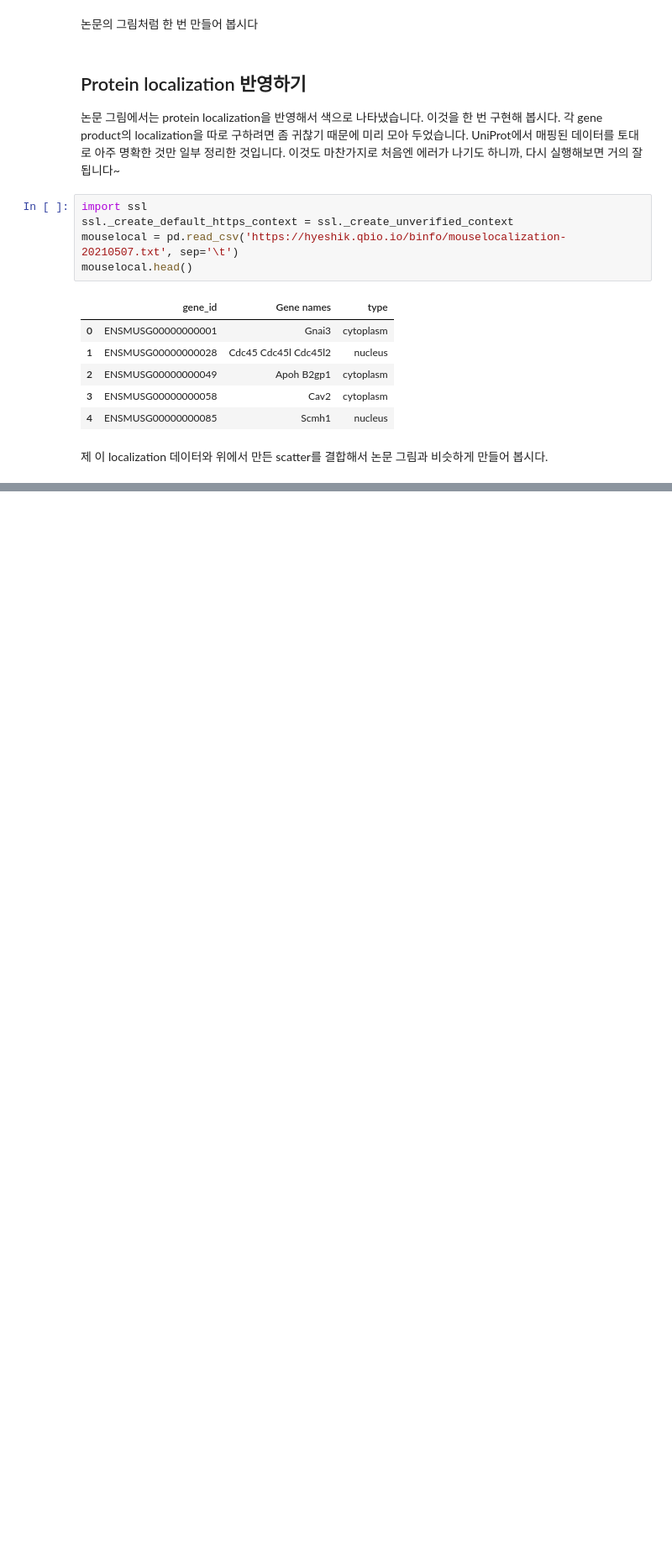
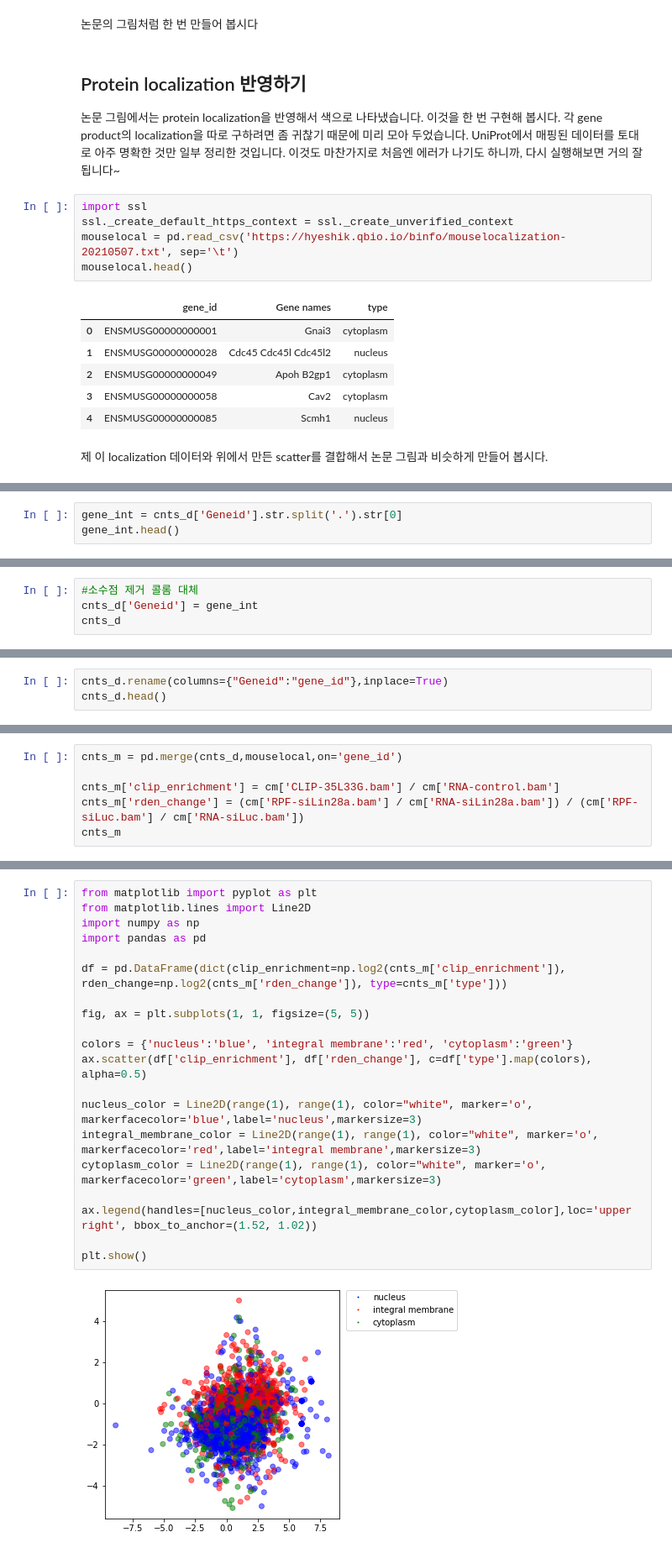
Before and after one commit to ljunwon1114/2022bioinfohw, a Jupyter notebook: week1.ipynb, the cells around one changed output, grey strips where cells are left out. Shown at 84% size. Saved outputs shown, nothing was run; the diff lists cells and outputs as text; blank space fills up the shorter version.

```diff
--- a/week1.ipynb
+++ b/week1.ipynb
@@ -205,0 +225,3 @@ mouselocal.head()
+# %%
+gene_int = cnts_d['Geneid'].str.split('.').str[0]
+gene_int.head()
@@ -205,0 +235,4 @@ mouselocal.head()
+# %%
+#소수점 제거 콜롬 대체
+cnts_d['Geneid'] = gene_int
+cnts_d
@@ -205,0 +289,3 @@ mouselocal.head()
+# %%
+cnts_d.rename(columns={"Geneid":"gene_id"},inplace=True)
+cnts_d.head()
@@ -205,0 +299,6 @@ mouselocal.head()
+# %%
+cnts_m = pd.merge(cnts_d,mouselocal,on='gene_id')
+
+cnts_m['clip_enrichment'] = cm['CLIP-35L33G.bam'] / cm['RNA-control.bam']
+cnts_m['rden_change'] = (cm['RPF-siLin28a.bam'] / cm['RNA-siLin28a.bam']) / (cm['RPF-siLuc.bam'] / cm['RNA-siLuc.bam'])
+cnts_m
@@ -205,0 +321,22 @@ mouselocal.head()
+# %%
+from matplotlib import pyplot as plt
+from matplotlib.lines import Line2D
+import numpy as np
+import pandas as pd
+
+df = pd.DataFrame(dict(clip_enrichment=np.log2(cnts_m['clip_enrichment']), rden_change=np.log2(cnts_m['rden_change']), type=cnts_m['type']))
+
+fig, ax = plt.subplots(1, 1, figsize=(5, 5))
+
+colors = {'nucleus':'blue', 'integral membrane':'red', 'cytoplasm':'green'}
+ax.scatter(df['clip_enrichment'], df['rden_change'], c=df['type'].map(colors), alpha=0.5)
+
+nucleus_color = Line2D(range(1), range(1), color="white", marker='o', markerfacecolor='blue',label='nucleus',markersize=3)
+integral_membrane_color = Line2D(range(1), range(1), color="white", marker='o', markerfacecolor='red',label='integral membrane',markersize=3)
+cytoplasm_color = Line2D(range(1), range(1), color="white", marker='o', markerfacecolor='green',label='cytoplasm',markersize=3)
+
+ax.legend(handles=[nucleus_color,integral_membrane_color,cytoplasm_color],loc='upper right', bbox_to_anchor=(1.52, 1.02))
+
+plt.show()
+# %% [output]
+[figure, added]
```
Also changed, not shown: parts of 19 cells of this notebook.
